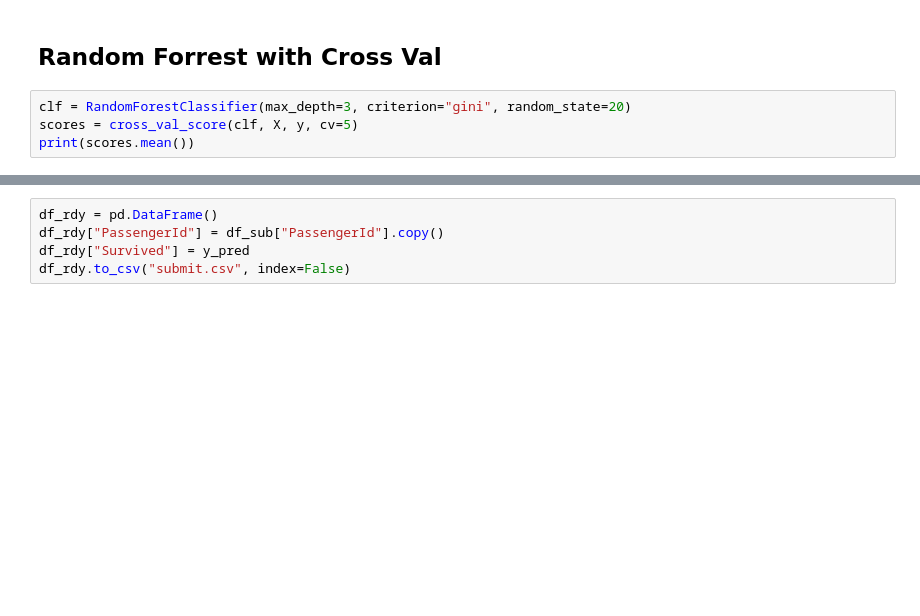
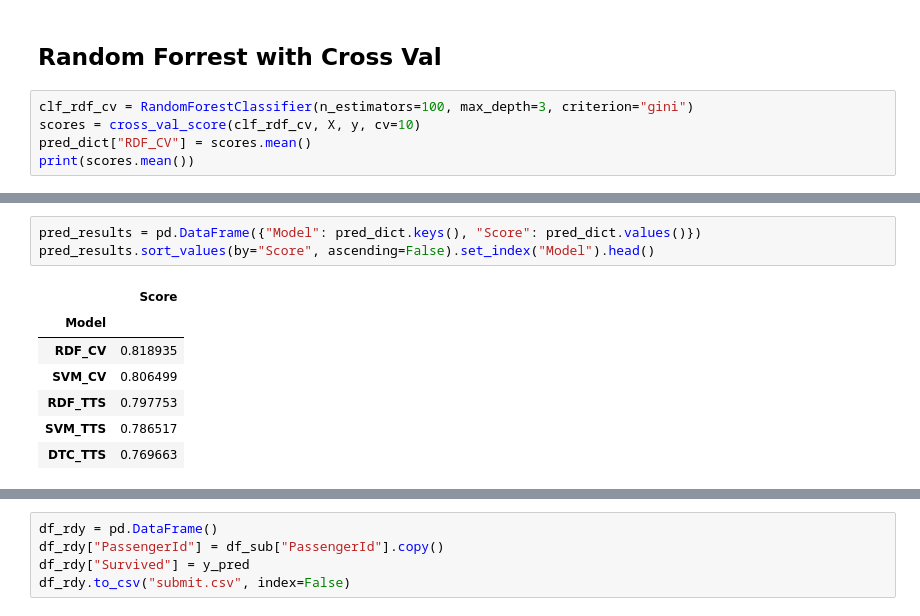
Before and after one commit to Railgun36/MachineLearningTitanic, a Jupyter notebook: titanic.ipynb, the cells around one changed output, grey strips where cells are left out. Saved outputs shown, nothing was run; the diff lists cells and outputs as text; blank space fills up the shorter version.

```diff
--- a/titanic.ipynb
+++ b/titanic.ipynb
@@ -86,6 +162,7 @@ print(accuracy_score(y_test, y_pred))
 # %% [markdown]
 ## Random Forrest with Cross Val
 # %%
-clf = RandomForestClassifier(max_depth=3, criterion="gini", random_state=20)
-scores = cross_val_score(clf, X, y, cv=5)
+clf_rdf_cv = RandomForestClassifier(n_estimators=100, max_depth=3, criterion="gini")
+scores = cross_val_score(clf_rdf_cv, X, y, cv=10)
+pred_dict["RDF_CV"] = scores.mean()
 print(scores.mean())
@@ -91,0 +197,11 @@ print(scores.mean())
+# %%
+pred_results = pd.DataFrame({"Model": pred_dict.keys(), "Score": pred_dict.values()})
+pred_results.sort_values(by="Score", ascending=False).set_index("Model").head()
+# %% [output]
+|  | Score |
+| Model |  |
+| RDF_CV | 0.818935 |
+| SVM_CV | 0.806499 |
+| RDF_TTS | 0.797753 |
+| SVM_TTS | 0.786517 |
+| DTC_TTS | 0.769663 |
```
Also changed, not shown: parts of 18 cells of this notebook, 1 other file.
